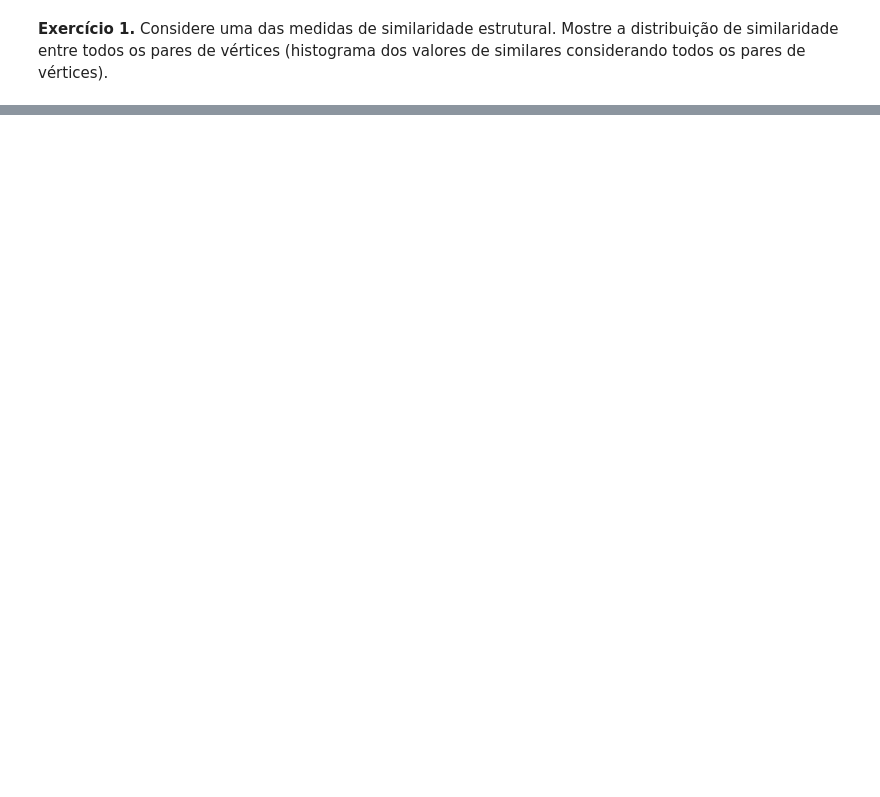
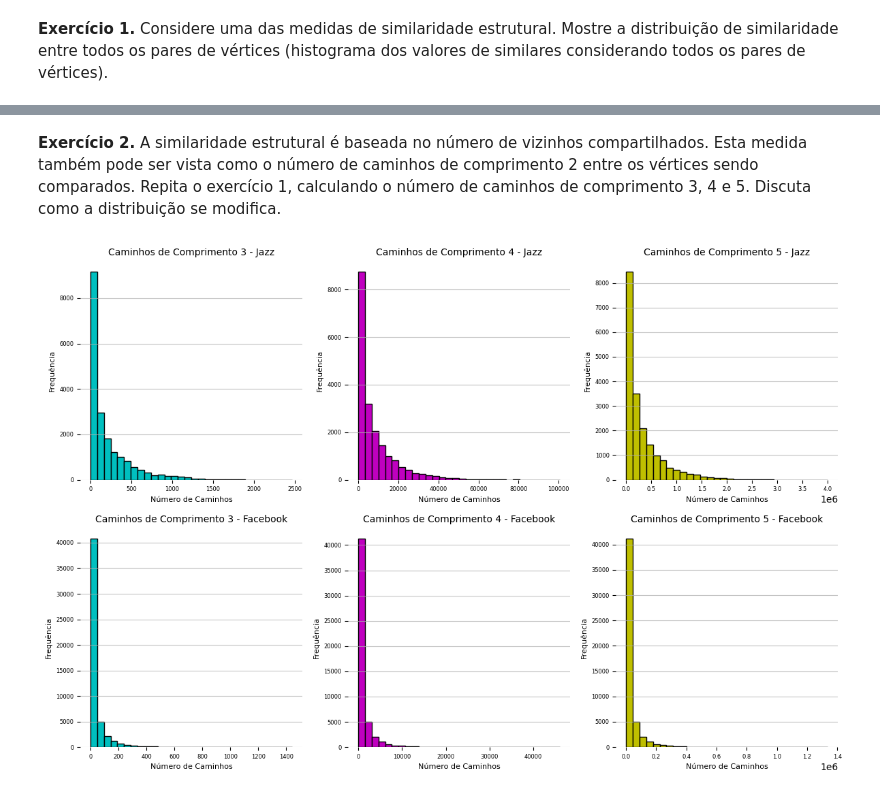
Before and after one commit to VictorFrancheto/Synchronization_Complex_Networks, a Jupyter notebook: lista_3.ipynb, the cells around one changed output, grey strips where cells are left out. Cells and saved outputs as stored; diff of their text form; code cells hidden in the pictures; blank space fills up the shorter version.

```diff
--- a/lista_3.ipynb
+++ b/lista_3.ipynb
@@ -186,0 +239,77 @@ plt.show()
+# %% [markdown]
+**Exercício 2.** A similaridade estrutural é baseada no número de vizinhos compartilhados. Esta medida também pode ser vista como o número de caminhos de comprimento 2 entre os vértices sendo comparados. Repita o exercício 1, calculando o número de caminhos de comprimento 3, 4 e 5. Discuta como a distribuição se modifica.
+# %%
+def count_paths_of_length_k(G_nx, k):
+    """
+    Conta o número de caminhos de comprimento k entre todos os pares de nós no grafo.
+
+    Parâmetros:
+    G_nx (networkx.Graph): O grafo no qual contar os caminhos.
+    k (int): O comprimento dos caminhos a serem contados.
+
+    Retorna:
+    list: Lista do número de caminhos de comprimento k para todos os pares de vértices.
+    """
+    # Obter a matriz de adjacência do grafo
+    adjacency_matrix = nx.to_numpy_array(G_nx)
+
+    # Elevar a matriz de adjacência à potência k
+    paths_matrix = np.linalg.matrix_power(adjacency_matrix, k)
+
+    # Extrair os valores de caminhos sem considerar a diagonal
+    path_counts = []
+    for i in range(len(paths_matrix)):
+        for j in range(i + 1, len(paths_matrix)):
+            path_counts.append(paths_matrix[i][j])
+
+    return path_counts
+
+# Calcular o número de caminhos de diferentes comprimentos para os grafos
+paths_3_jazz = count_paths_of_length_k(G_jazz, 3)
+paths_4_jazz = count_paths_of_length_k(G_jazz, 4)
+paths_5_jazz = count_paths_of_length_k(G_jazz, 5)
+
+paths_3_facebook = count_paths_of_length_k(G_facebook, 3)
+paths_4_facebook = count_paths_of_length_k(G_facebook, 4)
+paths_5_facebook = count_paths_of_length_k(G_facebook, 5)
+
+# Função para plotar a distribuição de caminhos
+def plot_path_distribution(path_counts, ax, title, color):
+    """
+    Plota a distribuição do número de caminhos de um dado comprimento.
+
+    Parâmetros:
+    path_counts (list): Lista do número de caminhos para cada par de nós.
+    ax (matplotlib.Axes): O eixo onde o gráfico será plotado.
+    title (str): O título do gráfico.
+    color (str): A cor das barras do histograma.
+    """
+    ax.hist(path_counts, bins=30, color=color, edgecolor='black')
+    ax.set_title(title, fontsize=10)
+    ax.set_xlabel('Número de Caminhos', fontsize=8)
+    ax.set_ylabel('Frequência', fontsize=8)
+    ax.tick_params(axis='both', which='major', labelsize=6)
+    ax.grid(axis='y', alpha=0.75)
+    ax.spines['top'].set_visible(False)
+    ax.spines['right'].set_visible(False)
+    ax.spines['left'].set_visible(False)
+    ax.spines['bottom'].set_visible(False)
+
+# Criar uma figura com subplots 2x3 para comparar todas as distribuições
+fig, axes = plt.subplots(2, 3, figsize=(12, 8))
+
+# Plotar as distribuições para G_jazz
+plot_path_distribution(paths_3_jazz, axes[0, 0], 'Caminhos de Comprimento 3 - Jazz', 'c')
+plot_path_distribution(paths_4_jazz, axes[0, 1], 'Caminhos de Comprimento 4 - Jazz', 'm')
+plot_path_distribution(paths_5_jazz, axes[0, 2], 'Caminhos de Comprimento 5 - Jazz', 'y')
+
+# Plotar as distribuições para G_facebook
+plot_path_distribution(paths_3_facebook, axes[1, 0], 'Caminhos de Comprimento 3 - Facebook', 'c')
+plot_path_distribution(paths_4_facebook, axes[1, 1], 'Caminhos de Comprimento 4 - Facebook', 'm')
+plot_path_distribution(paths_5_facebook, axes[1, 2], 'Caminhos de Comprimento 5 - Facebook', 'y')
+
+# Ajustar espaçamento entre os subplots
+plt.tight_layout()
+plt.show()
+# %% [output]
+[figure, added]
```
Also changed, not shown: parts of 15 cells of this notebook.
